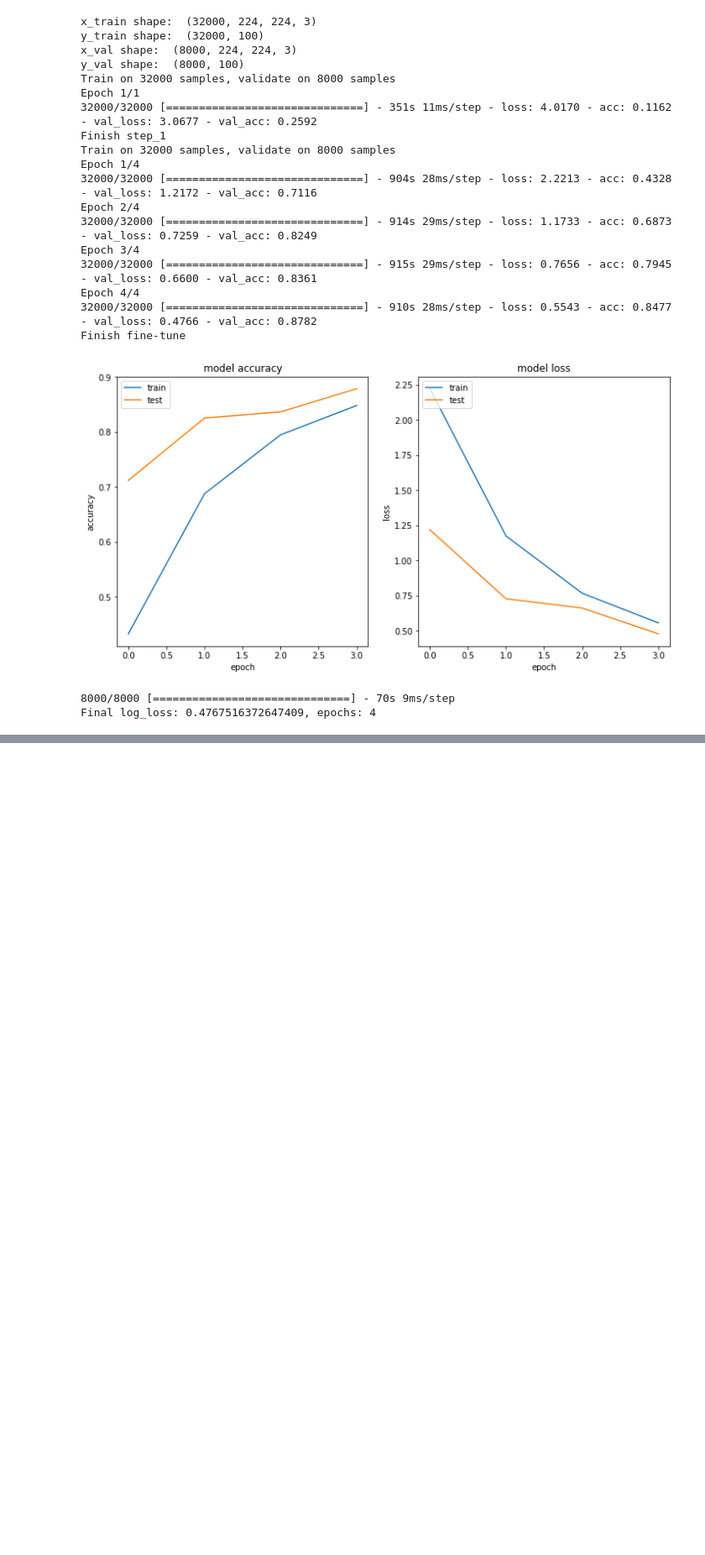
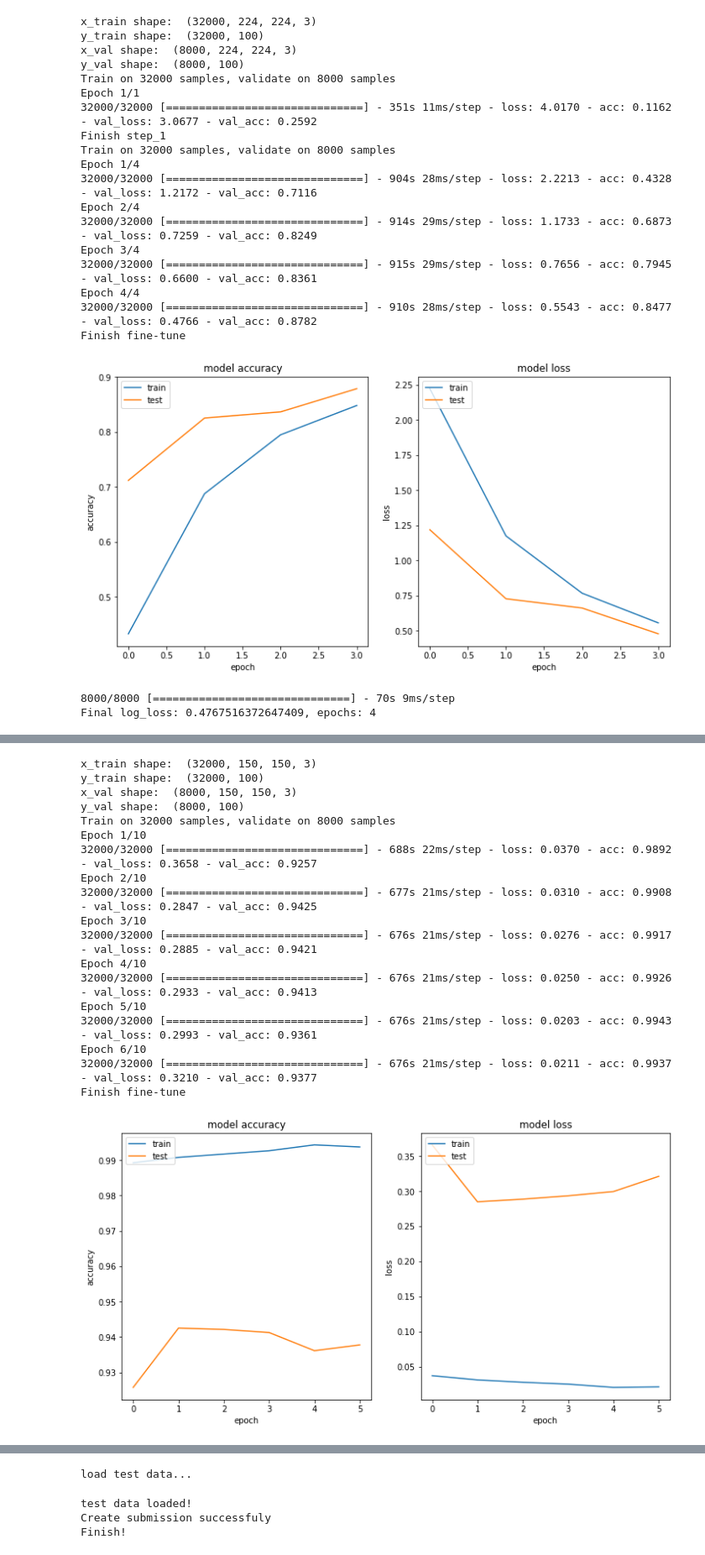
Before and after one commit to raywww/TMD1st_Chinese_character, a Jupyter notebook: TMD1st_Chinese_character.ipynb, the cells around one changed output, grey strips where cells are left out. Shown: that part at 84% size. Cells and saved outputs as stored; diff of their text form; code cells hidden in the pictures; blank space fills up the shorter version.

```diff
--- a/TMD1st_Chinese_character.ipynb
+++ b/TMD1st_Chinese_character.ipynb
@@ -349,0 +557,31 @@ Final log_loss: 0.4767516372647409, epochs: 4
+# %%
+# 从保存的模型中继续训练
+img_rows, img_cols = 150, 150
+model_str = 'vgg16'
+checkpoint_name = 'xception-2018-05-26.hdf5'
+optimizer = optimizers.Adadelta(lr=1.0, rho=0.95, epsilon=1e-06)
+#optimizer = optimizers.SGD(lr=0.0001, momentum=0.9)
+batch_size = 32
+epochs = 10
+
+train_from_checkpoint(img_rows, img_cols, model_str, checkpoint_name, optimizer, batch_size, epochs)
+# %% [output]
+x_train shape:  (32000, 150, 150, 3)
+y_train shape:  (32000, 100)
+x_val shape:  (8000, 150, 150, 3)
+y_val shape:  (8000, 100)
+Train on 32000 samples, validate on 8000 samples
+Epoch 1/10
+32000/32000 [==============================] - 688s 22ms/step - loss: 0.0370 - acc: 0.9892 - val_loss: 0.3658 - val_acc: 0.9257
+Epoch 2/10
+32000/32000 [==============================] - 677s 21ms/step - loss: 0.0310 - acc: 0.9908 - val_loss: 0.2847 - val_acc: 0.9425
+Epoch 3/10
+32000/32000 [==============================] - 676s 21ms/step - loss: 0.0276 - acc: 0.9917 - val_loss: 0.2885 - val_acc: 0.9421
+Epoch 4/10
+32000/32000 [==============================] - 676s 21ms/step - loss: 0.0250 - acc: 0.9926 - val_loss: 0.2933 - val_acc: 0.9413
+Epoch 5/10
+32000/32000 [==============================] - 676s 21ms/step - loss: 0.0203 - acc: 0.9943 - val_loss: 0.2993 - val_acc: 0.9361
+Epoch 6/10
+32000/32000 [==============================] - 676s 21ms/step - loss: 0.0211 - acc: 0.9937 - val_loss: 0.3210 - val_acc: 0.9377
+Finish fine-tune
+[figure, added]
@@ -349,0 +590,13 @@ Final log_loss: 0.4767516372647409, epochs: 4
+# %%
+# create xception submission .csv file
+img_rows, img_cols = 150, 150
+model_str = 'xception'
+model_name = 'xception-retrain-2018-05-26.hdf5'
+epochs = 10
+
+test_predict_and_submit(img_rows, img_cols, model_str, model_name, epochs)
+# %% [output]
+load test data...
+test data loaded!
+Create submission successfuly
+Finish!
```
Also changed, not shown: parts of 29 cells of this notebook, 2 other files.
